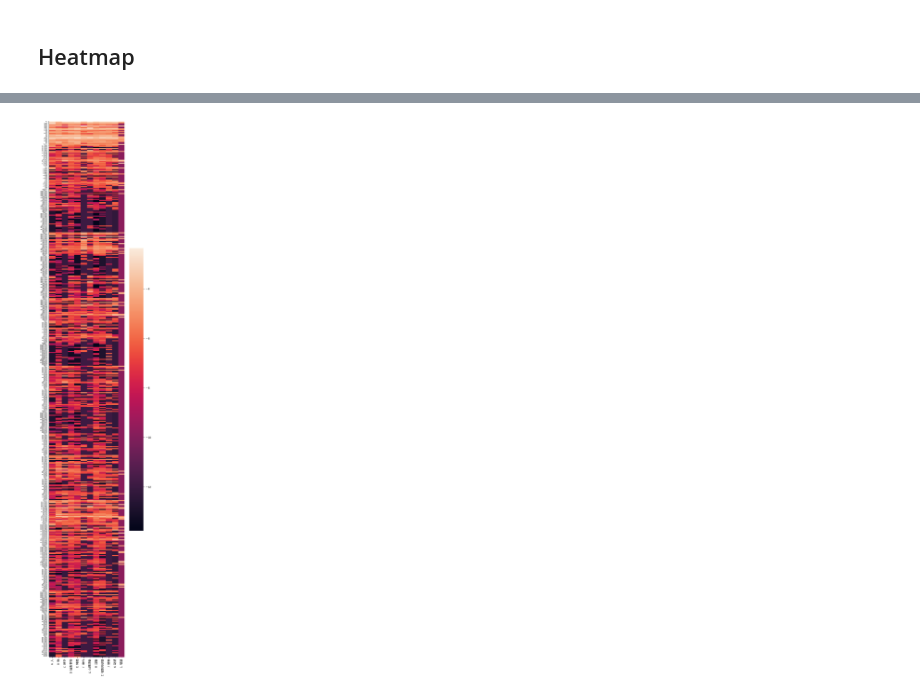
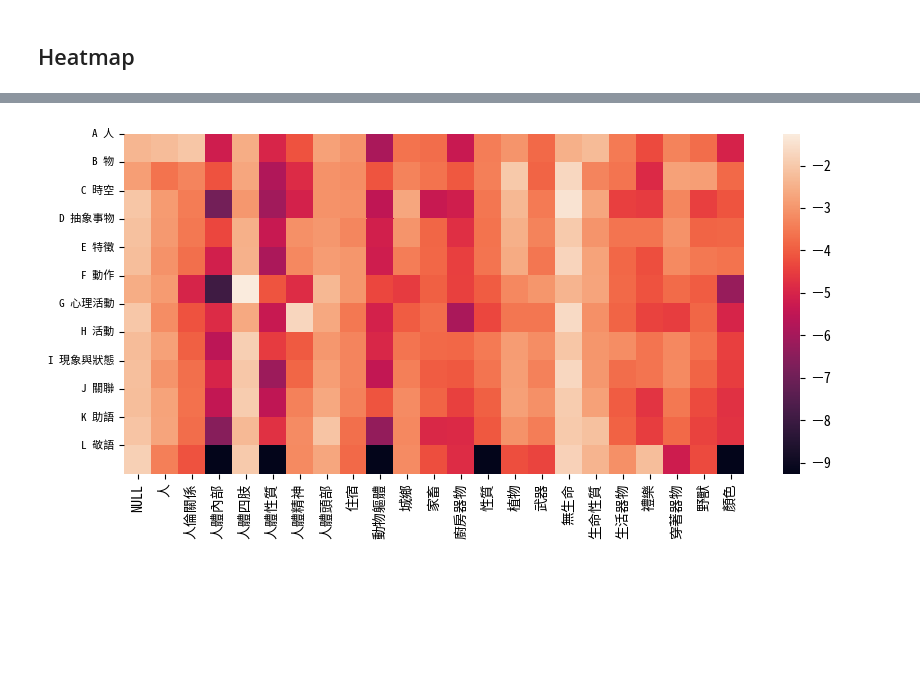
Before and after one commit to liao961120/cilin, a Jupyter notebook: etc/naive_bayes.ipynb, the cells around one changed output, grey strips where cells are left out. Saved outputs shown, nothing was run; the diff lists cells and outputs as text; code cells hidden in the pictures; blank space fills up the shorter version.

```diff
--- a/etc/naive_bayes.ipynb
+++ b/etc/naive_bayes.ipynb
@@ -53,7 +53,8 @@ from utils import *
 
 C = Cilin(trad=True)
 all_words = chain.from_iterable(C.category_split().values())
-Tagger = RadicalSemanticTagger(all_words=all_words)
+Tagger = RadicalSemanticTagger(all_words=all_words, bigram=False)  # Use unigram feature only
+# Tagger = RadicalSemanticTagger(all_words=all_words, bigram=True)
 DTM = DocumentTermMatrix(RSTagger=Tagger, Cilin=C, level=3)
 # %%
 from sklearn.naive_bayes import MultinomialNB
@@ -104,0 +107,28 @@ array([[4.11598565e-02, 4.96843623e-02, 4.41220427e-02, ...,
+# %%
+from copy import deepcopy
+
+scoreDiff = {}
+rmFeat = []
+for col in X_train.columns:
+    X_train_drop, X_test_drop = X_train.drop(columns=[col]), X_test.drop(columns=[col])
+    rmFeat.append(col)
+    model = MultinomialNB(alpha=0.001)
+    model.fit(X_train_drop, y_train)
+    predictions = model.predict(X_test_drop)
+    # print("Not predicted:", sorted(set(y_train) - set(predictions)))
+    scores = classification_report(y_test, predictions, pandas=False)
+
+    for cls, val in scores.items():
+        # scoreDiff.setdefault(cls, [])
+        if cls == 'accuracy':
+            if 'accuracy' not in scoreDiff:
+                scoreDiff['accuracy'] = []
+            scoreDiff['accuracy'].append(val - baseScore['accuracy'])
+        else:
+            for stat, val in val.items():
+                base_val = baseScore[cls][stat]
+                if 'support' in stat: continue
+                k = f"{cls}_{stat}"
+                if k not in scoreDiff:
+                    scoreDiff[k] = []
+                scoreDiff[k].append(val - base_val)
@@ -108,6 +163,6 @@ array([[4.11598565e-02, 4.96843623e-02, 4.41220427e-02, ...,
 # Naive Bayes Posterior: P(X_i|y)
 #mat = np.exp(model.feature_log_prob_).T
 mat = model.feature_log_prob_.T
-mat = pd.DataFrame(mat, index=DTM.features, columns=model.classes_)
+mat = pd.DataFrame(mat, index=DTM.features, columns=model.classes_).T
 mat
 # %% [output]
@@ -127,14 +182,14 @@ mat
 # %%
-plt.figure(figsize=(6, 35), dpi=300)
+plt.figure(figsize=(10, 4.5), dpi=100)
 
 ax = sns.heatmap(mat, xticklabels=True)
 ax.set_yticks(range(mat.shape[0])) # <--- set the ticks first
-ax.set_yticklabels(mat.index, fontsize=3)
+ax.set_yticklabels(mat.index, fontsize=8)
 plt.show()
 # ax = sns.heatmap(tf_idf_mat.toarray(), linewidth=0.5)
 # plt.imshow(mat, cmap='hot', interpolation='nearest')
 # %% [output]
-[figure, old version]
+[figure, new version]
 # %%
 # Tfidf matrix
 DTM = DocumentTermMatrix(Tagger, C, level=1)
```
Also changed, not shown: parts of 10 cells of this notebook.
